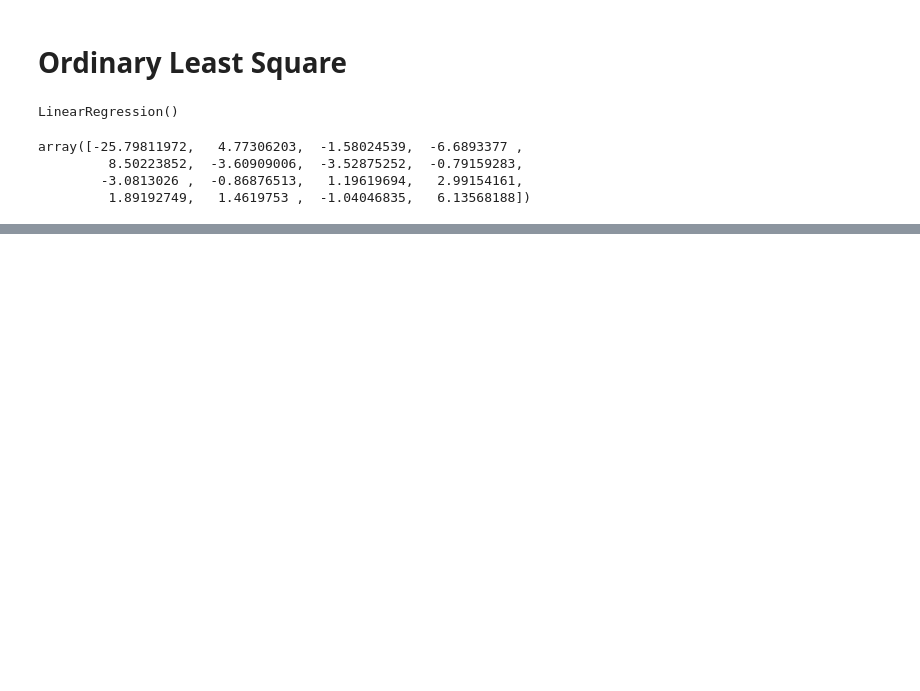
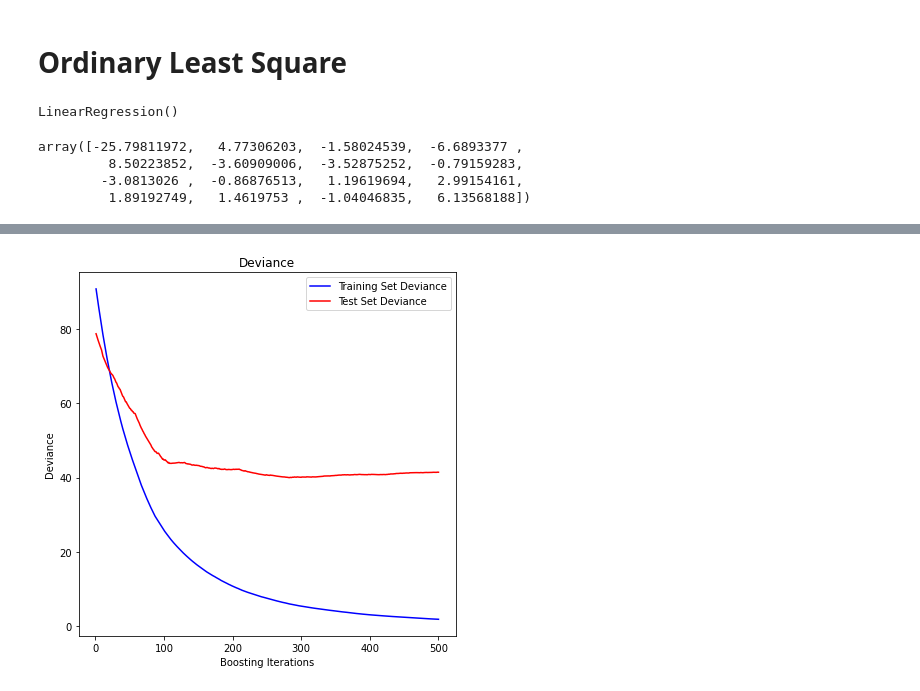
Before and after one commit to RyanJTalbot/bookcamp, a Jupyter notebook: world_cup/fifa/wc-stats-nb.ipynb, the cells around one changed output, grey strips where cells are left out. Drawn from its saved outputs; the diff is of its cells as text; code cells hidden in the pictures; blank space fills up the shorter version.

```diff
--- a/world_cup/fifa/wc-stats-nb.ipynb
+++ b/world_cup/fifa/wc-stats-nb.ipynb
@@ -656,0 +690,17 @@ array([-25.79811972,   4.77306203,  -1.58024539,  -6.6893377 ,
+# %%
+reg = ensemble.GradientBoostingRegressor(**params)
+reg.fit(X_train, y_train)
+
+mse = mean_squared_error(y_test, reg.predict(X_test))
+predictions = reg.predict(X_train)
+
+print('GRADIENT BOOSTING REGRESSION')
+# print("The mean squared error (MSE) on test set: {:.4f}".format(mse))
+
+
+print('RMSE AND R SQUARE ARE MOST LIKELY WRONG - SHOULD USE X_TRAIN IN PREDICTIONS')
+print('RMSE: '+str(np.sqrt(mean_squared_error(y_train, predictions))))
+print('R Squared: '+str(r2_score(y_train, predictions)))
+print('MSE TEST: '+str(mean_squared_error(y_test, reg.predict(X_test))))
+print('MAE TEST: '+str(mean_absolute_error(y_test, reg.predict(X_test))))
+print('MAPE: '+str(mean_absolute_percentage_error(y_test, reg.predict(X_test))))
@@ -656,0 +715,24 @@ array([-25.79811972,   4.77306203,  -1.58024539,  -6.6893377 ,
+# %%
+test_score = np.zeros((params["n_estimators"],), dtype=np.float64)
+for i, y_pred in enumerate(reg.staged_predict(X_test)):
+    test_score[i] = reg.loss_(y_test, y_pred)
+
+fig = plt.figure(figsize=(6, 6))
+plt.subplot(1, 1, 1)
+plt.title("Deviance")
+plt.plot(
+    np.arange(params["n_estimators"]) + 1,
+    reg.train_score_,
+    "b-",
+    label="Training Set Deviance",
+)
+plt.plot(
+    np.arange(params["n_estimators"]) + 1, test_score, "r-", label="Test Set Deviance"
+)
+plt.legend(loc="upper right")
+plt.xlabel("Boosting Iterations")
+plt.ylabel("Deviance")
+fig.tight_layout()
+plt.show()
+# %% [output]
+[figure, added]
```
Also changed, not shown: parts of 26 cells of this notebook.
